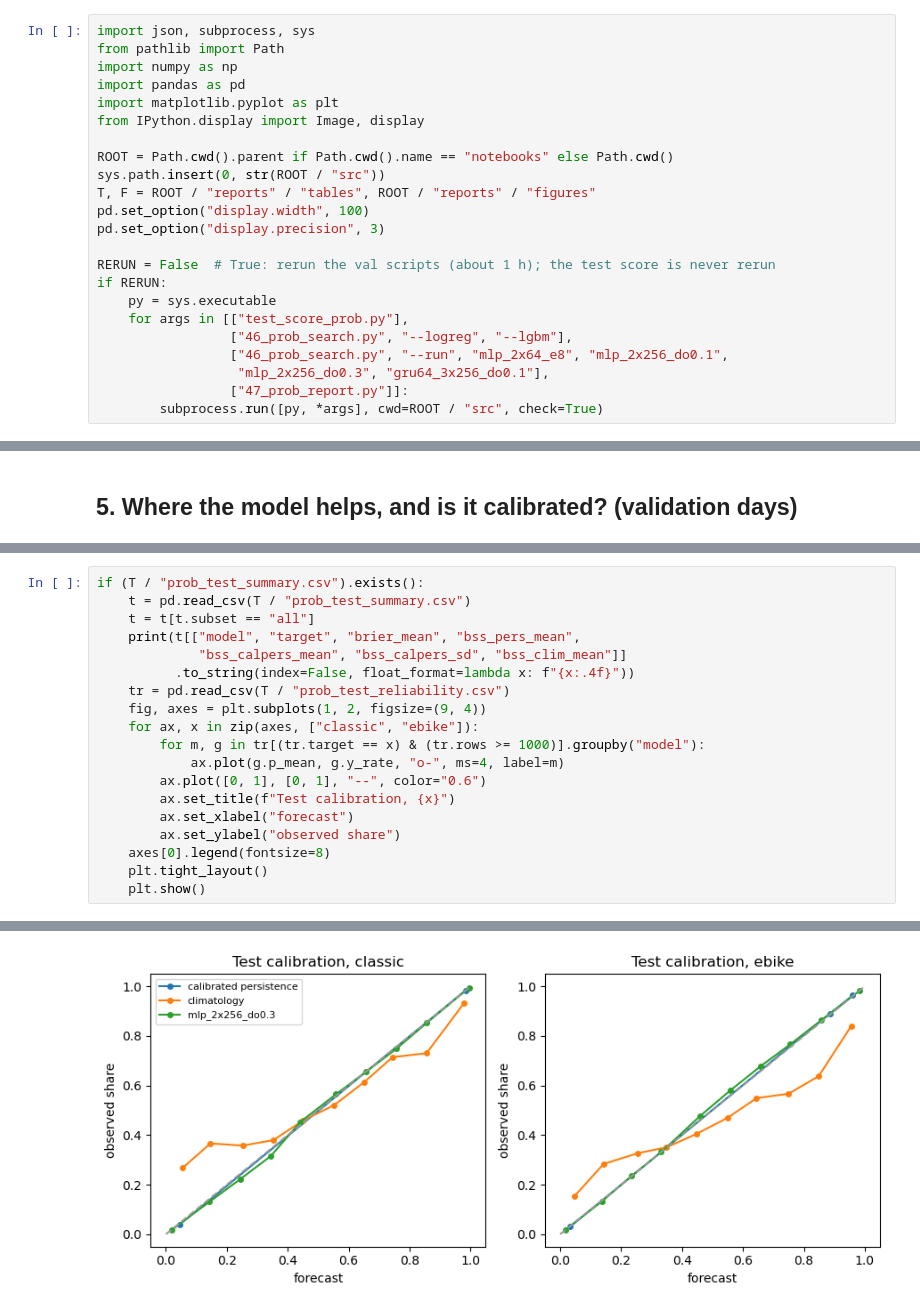
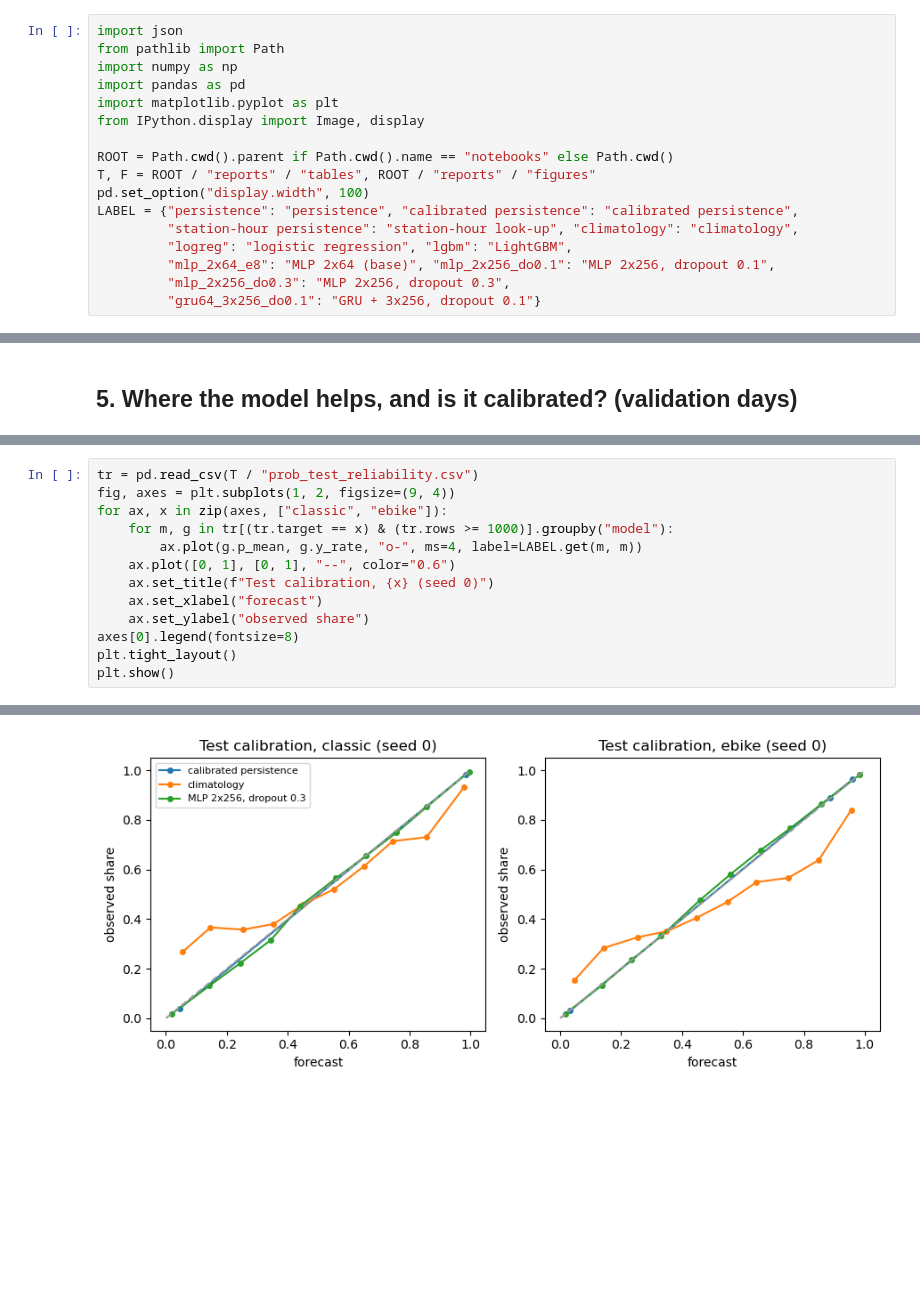
Before and after one commit to zweaung1014/mie1517_ebike_prediction, a Jupyter notebook: model_search_owen_2026-11-12/notebooks/progress_report_prob.ipynb, the cells around one changed output, grey strips where cells are left out. Drawn from its saved outputs; the diff is of its cells as text; blank space fills up the shorter version.

```diff
--- a/model_search_owen_2026-11-12/notebooks/progress_report_prob.ipynb
+++ b/model_search_owen_2026-11-12/notebooks/progress_report_prob.ipynb
@@ -14,5 +14,5 @@ Blue text marked [Dn] is a draft; red text marked [Cn] is a claim still to be ch
 # %%
-import json, subprocess, sys
+import json
 from pathlib import Path
 import numpy as np
 import pandas as pd
@@ -20,20 +20,14 @@ import matplotlib.pyplot as plt
 from IPython.display import Image, display
 
 ROOT = Path.cwd().parent if Path.cwd().name == "notebooks" else Path.cwd()
-sys.path.insert(0, str(ROOT / "src"))
 T, F = ROOT / "reports" / "tables", ROOT / "reports" / "figures"
 pd.set_option("display.width", 100)
-pd.set_option("display.precision", 3)
-
-RERUN = False  # True: rerun the val scripts (about 1 h); the test score is never rerun
-if RERUN:
-    py = sys.executable
-    for args in [["test_score_prob.py"],
-                 ["46_prob_search.py", "--logreg", "--lgbm"],
-                 ["46_prob_search.py", "--run", "mlp_2x64_e8", "mlp_2x256_do0.1",
-                  "mlp_2x256_do0.3", "gru64_3x256_do0.1"],
-                 ["47_prob_report.py"]]:
-        subprocess.run([py, *args], cwd=ROOT / "src", check=True)
+LABEL = {"persistence": "persistence", "calibrated persistence": "calibrated persistence",
+         "station-hour persistence": "station-hour look-up", "climatology": "climatology",
+         "logreg": "logistic regression", "lgbm": "LightGBM",
+         "mlp_2x64_e8": "MLP 2x64 (base)", "mlp_2x256_do0.1": "MLP 2x256, dropout 0.1",
+         "mlp_2x256_do0.3": "MLP 2x256, dropout 0.3",
+         "gru64_3x256_do0.1": "GRU + 3x256, dropout 0.1"}
 # %% [markdown]
 ## 1. Data collected
 
@@ -220,20 +349,14 @@ display(Image(filename=str(F / "prob_reliability.png"), width=800))
 # %%
-if (T / "prob_test_summary.csv").exists():
-    t = pd.read_csv(T / "prob_test_summary.csv")
-    t = t[t.subset == "all"]
-    print(t[["model", "target", "brier_mean", "bss_pers_mean",
-             "bss_calpers_mean", "bss_calpers_sd", "bss_clim_mean"]]
-          .to_string(index=False, float_format=lambda x: f"{x:.4f}"))
-    tr = pd.read_csv(T / "prob_test_reliability.csv")
-    fig, axes = plt.subplots(1, 2, figsize=(9, 4))
-    for ax, x in zip(axes, ["classic", "ebike"]):
-        for m, g in tr[(tr.target == x) & (tr.rows >= 1000)].groupby("model"):
-            ax.plot(g.p_mean, g.y_rate, "o-", ms=4, label=m)
-        ax.plot([0, 1], [0, 1], "--", color="0.6")
-        ax.set_title(f"Test calibration, {x}")
-        ax.set_xlabel("forecast")
-        ax.set_ylabel("observed share")
-    axes[0].legend(fontsize=8)
-    plt.tight_layout()
-    plt.show()
+tr = pd.read_csv(T / "prob_test_reliability.csv")
+fig, axes = plt.subplots(1, 2, figsize=(9, 4))
+for ax, x in zip(axes, ["classic", "ebike"]):
+    for m, g in tr[(tr.target == x) & (tr.rows >= 1000)].groupby("model"):
+        ax.plot(g.p_mean, g.y_rate, "o-", ms=4, label=LABEL.get(m, m))
+    ax.plot([0, 1], [0, 1], "--", color="0.6")
+    ax.set_title(f"Test calibration, {x} (seed 0)")
+    ax.set_xlabel("forecast")
+    ax.set_ylabel("observed share")
+axes[0].legend(fontsize=8)
+plt.tight_layout()
+plt.show()
 # %% [output]
@@ -249 +363 @@ calibrated persistence   ebike      0.0352         0.0572            0.0000
-[figure, old version]
+[figure, new version]
```
Also changed, not shown: parts of 40 cells of this notebook, 25 other files.
